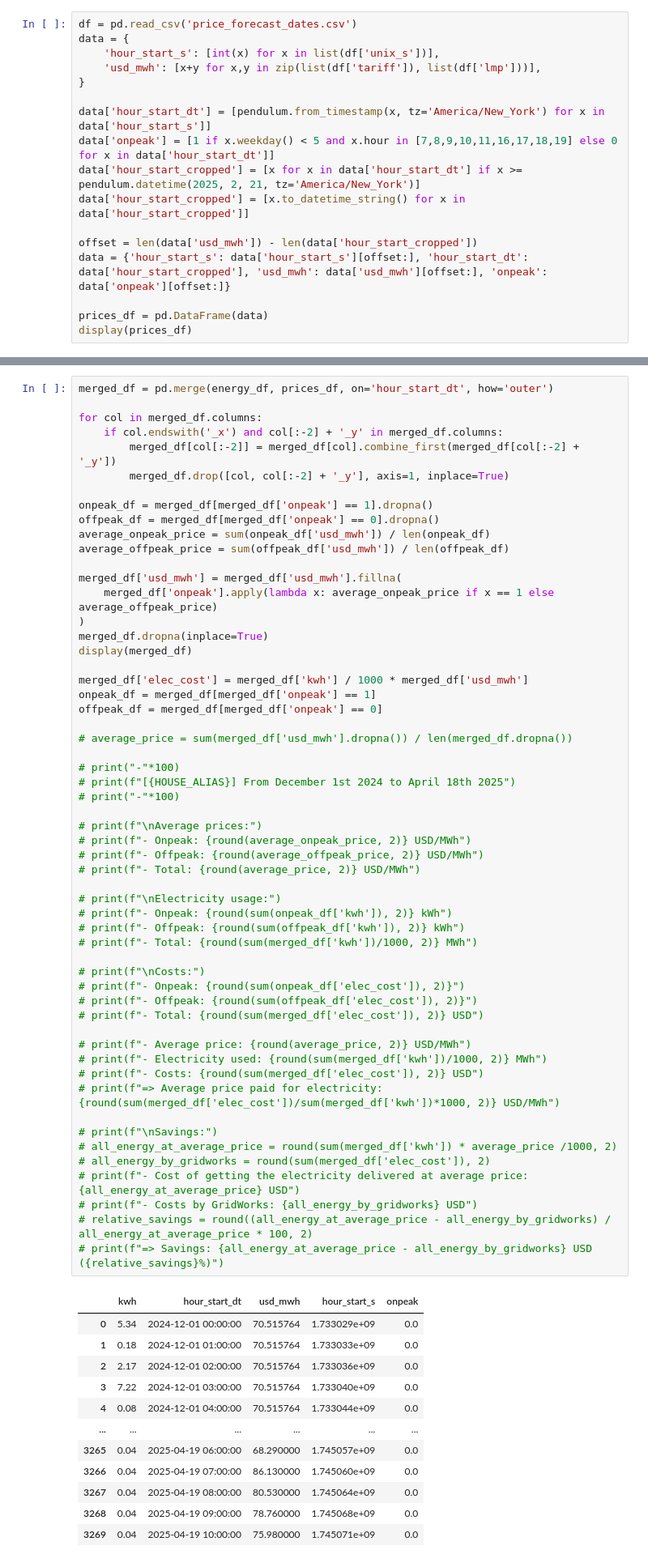
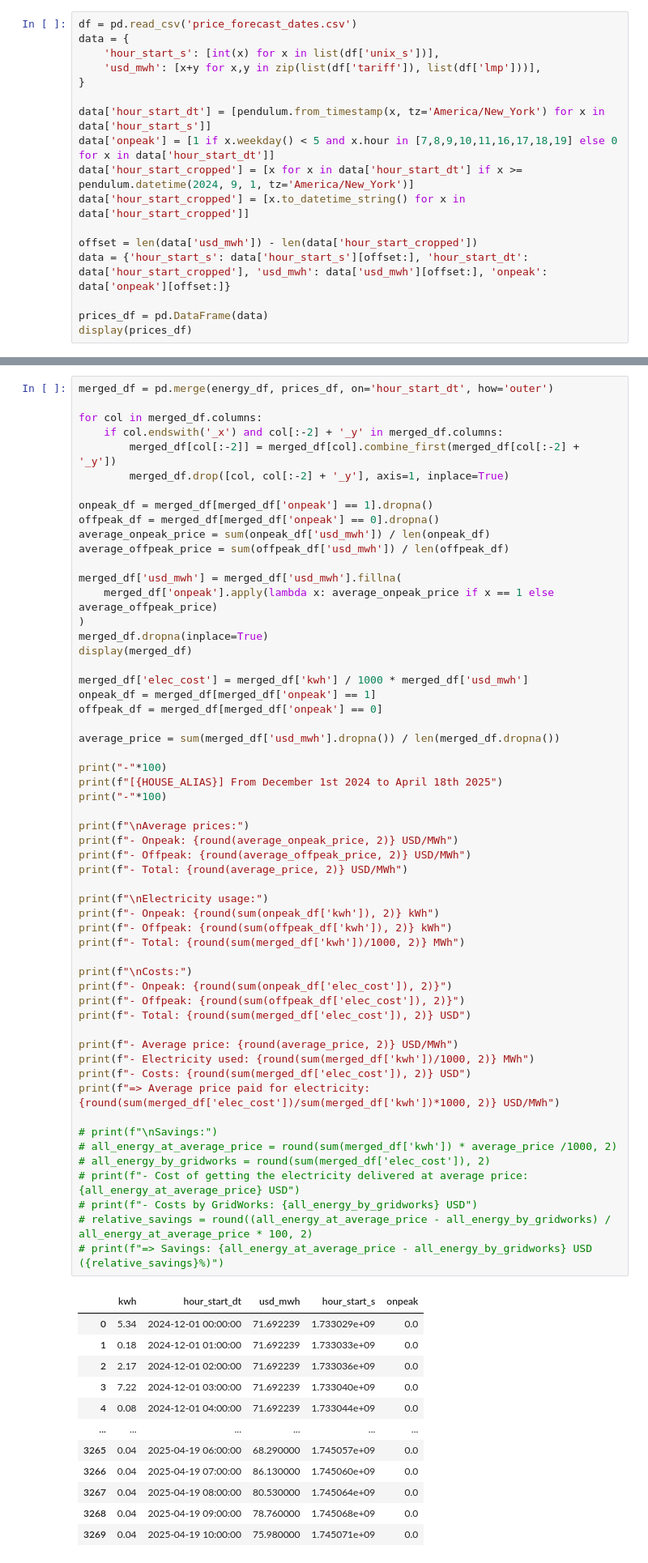
Before and after one commit to thegridelectric/visualizer, a Jupyter notebook: visualizer_api/savings.ipynb, the cells around one changed output, grey strips where cells are left out. Shown: that part at 81% size. Drawn from its saved outputs; the diff is of its cells as text.

```diff
--- a/visualizer_api/savings.ipynb
+++ b/visualizer_api/savings.ipynb
@@ -39,7 +39,7 @@ data = {
 
 data['hour_start_dt'] = [pendulum.from_timestamp(x, tz='America/New_York') for x in data['hour_start_s']]
 data['onpeak'] = [1 if x.weekday() < 5 and x.hour in [7,8,9,10,11,16,17,18,19] else 0 for x in data['hour_start_dt']]
-data['hour_start_cropped'] = [x for x in data['hour_start_dt'] if x >= pendulum.datetime(2025, 2, 21, tz='America/New_York')]
+data['hour_start_cropped'] = [x for x in data['hour_start_dt'] if x >= pendulum.datetime(2024, 9, 1, tz='America/New_York')]
 data['hour_start_cropped'] = [x.to_datetime_string() for x in data['hour_start_cropped']]
 
 offset = len(data['usd_mwh']) - len(data['hour_start_cropped'])
@@ -72,58 +72,58 @@ for col in merged_df.columns:
 onpeak_df = merged_df[merged_df['onpeak'] == 1].dropna()
 offpeak_df = merged_df[merged_df['onpeak'] == 0].dropna()
 average_onpeak_price = sum(onpeak_df['usd_mwh']) / len(onpeak_df)
 average_offpeak_price = sum(offpeak_df['usd_mwh']) / len(offpeak_df)
 
 merged_df['usd_mwh'] = merged_df['usd_mwh'].fillna(
     merged_df['onpeak'].apply(lambda x: average_onpeak_price if x == 1 else average_offpeak_price)
 )
 merged_df.dropna(inplace=True)
 display(merged_df)
 
 merged_df['elec_cost'] = merged_df['kwh'] / 1000 * merged_df['usd_mwh']
 onpeak_df = merged_df[merged_df['onpeak'] == 1]
 offpeak_df = merged_df[merged_df['onpeak'] == 0]
 
-# average_price = sum(merged_df['usd_mwh'].dropna()) / len(merged_df.dropna())
+average_price = sum(merged_df['usd_mwh'].dropna()) / len(merged_df.dropna())
 
-# print("-"*100)
-# print(f"[{HOUSE_ALIAS}] From December 1st 2024 to April 18th 2025")
-# print("-"*100)
+print("-"*100)
+print(f"[{HOUSE_ALIAS}] From December 1st 2024 to April 18th 2025")
+print("-"*100)
 
-# print(f"\nAverage prices:")
-# print(f"- Onpeak: {round(average_onpeak_price, 2)} USD/MWh")
-# print(f"- Offpeak: {round(average_offpeak_price, 2)} USD/MWh")
-# print(f"- Total: {round(average_price, 2)} USD/MWh")
+print(f"\nAverage prices:")
+print(f"- Onpeak: {round(average_onpeak_price, 2)} USD/MWh")
+print(f"- Offpeak: {round(average_offpeak_price, 2)} USD/MWh")
+print(f"- Total: {round(average_price, 2)} USD/MWh")
 
-# print(f"\nElectricity usage:")
-# print(f"- Onpeak: {round(sum(onpeak_df['kwh']), 2)} kWh")
-# print(f"- Offpeak: {round(sum(offpeak_df['kwh']), 2)} kWh")
-# print(f"- Total: {round(sum(merged_df['kwh'])/1000, 2)} MWh")
+print(f"\nElectricity usage:")
+print(f"- Onpeak: {round(sum(onpeak_df['kwh']), 2)} kWh")
+print(f"- Offpeak: {round(sum(offpeak_df['kwh']), 2)} kWh")
+print(f"- Total: {round(sum(merged_df['kwh'])/1000, 2)} MWh")
 
-# print(f"\nCosts:")
-# print(f"- Onpeak: {round(sum(onpeak_df['elec_cost']), 2)}")
-# print(f"- Offpeak: {round(sum(offpeak_df['elec_cost']), 2)}")
-# print(f"- Total: {round(sum(merged_df['elec_cost']), 2)} USD")
+print(f"\nCosts:")
+print(f"- Onpeak: {round(sum(onpeak_df['elec_cost']), 2)}")
+print(f"- Offpeak: {round(sum(offpeak_df['elec_cost']), 2)}")
+print(f"- Total: {round(sum(merged_df['elec_cost']), 2)} USD")
 
-# print(f"- Average price: {round(average_price, 2)} USD/MWh")
-# print(f"- Electricity used: {round(sum(merged_df['kwh'])/1000, 2)} MWh")
-# print(f"- Costs: {round(sum(merged_df['elec_cost']), 2)} USD")
-# print(f"=> Average price paid for electricity: {round(sum(merged_df['elec_cost'])/sum(merged_df['kwh'])*1000, 2)} USD/MWh")
+print(f"- Average price: {round(average_price, 2)} USD/MWh")
+print(f"- Electricity used: {round(sum(merged_df['kwh'])/1000, 2)} MWh")
+print(f"- Costs: {round(sum(merged_df['elec_cost']), 2)} USD")
+print(f"=> Average price paid for electricity: {round(sum(merged_df['elec_cost'])/sum(merged_df['kwh'])*1000, 2)} USD/MWh")
 
 # print(f"\nSavings:")
 # all_energy_at_average_price = round(sum(merged_df['kwh']) * average_price /1000, 2)
 # all_energy_by_gridworks = round(sum(merged_df['elec_cost']), 2)
 # print(f"- Cost of getting the electricity delivered at average price: {all_energy_at_average_price} USD")
 # print(f"- Costs by GridWorks: {all_energy_by_gridworks} USD")
 # relative_savings = round((all_energy_at_average_price - all_energy_by_gridworks) / all_energy_at_average_price * 100, 2)
 # print(f"=> Savings: {all_energy_at_average_price - all_energy_by_gridworks} USD ({relative_savings}%)")
 # %% [output]
 |  | kwh | hour_start_dt | usd_mwh | hour_start_s | onpeak |
-| 0 | 5.34 | 2024-12-01 00:00:00 | 70.515764 | 1.733029e+09 | 0.0 |
-| 1 | 0.18 | 2024-12-01 01:00:00 | 70.515764 | 1.733033e+09 | 0.0 |
-| 2 | 2.17 | 2024-12-01 02:00:00 | 70.515764 | 1.733036e+09 | 0.0 |
-| 3 | 7.22 | 2024-12-01 03:00:00 | 70.515764 | 1.733040e+09 | 0.0 |
-| 4 | 0.08 | 2024-12-01 04:00:00 | 70.515764 | 1.733044e+09 | 0.0 |
+| 0 | 5.34 | 2024-12-01 00:00:00 | 71.692239 | 1.733029e+09 | 0.0 |
+| 1 | 0.18 | 2024-12-01 01:00:00 | 71.692239 | 1.733033e+09 | 0.0 |
+| 2 | 2.17 | 2024-12-01 02:00:00 | 71.692239 | 1.733036e+09 | 0.0 |
+| 3 | 7.22 | 2024-12-01 03:00:00 | 71.692239 | 1.733040e+09 | 0.0 |
+| 4 | 0.08 | 2024-12-01 04:00:00 | 71.692239 | 1.733044e+09 | 0.0 |
 | ... | ... | ... | ... | ... | ... |
 | 3265 | 0.04 | 2025-04-19 06:00:00 | 68.290000 | 1.745057e+09 | 0.0 |
 | 3266 | 0.04 | 2025-04-19 07:00:00 | 86.130000 | 1.745060e+09 | 0.0 |
```
Also changed, not shown: parts of 3 cells of this notebook, 2 other files.
